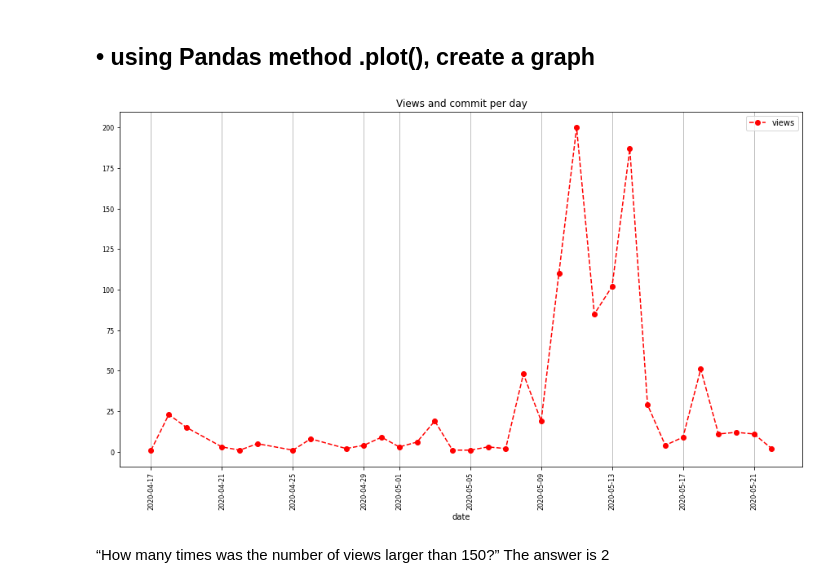
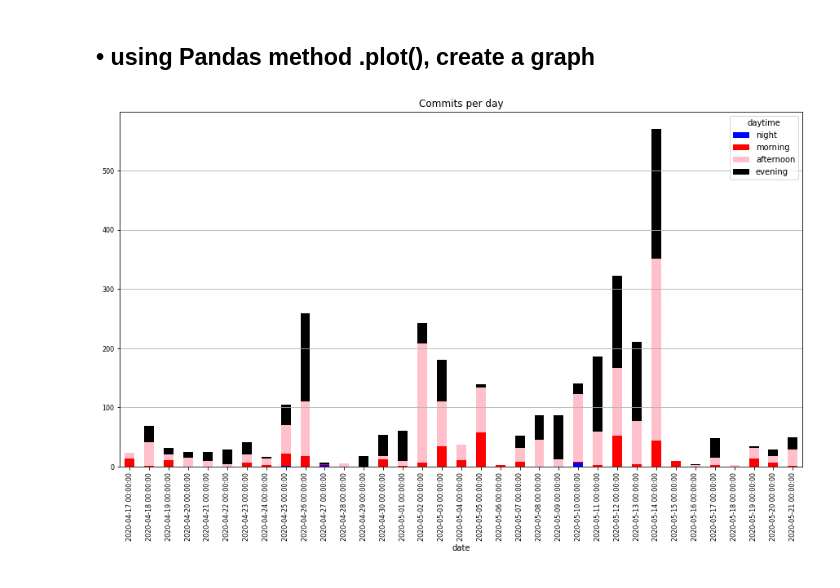
Before and after one commit to Arclight-V/Piscine-Python-for-Data-Science, a Jupyter notebook: day07/ex02/02_bar_chart.ipynb, the cells around one changed output. Cells and saved outputs as stored; diff of their text form; code cells hidden in the pictures.

```diff
--- a/day07/ex02/02_bar_chart.ipynb
+++ b/day07/ex02/02_bar_chart.ipynb
@@ -7,12 +7,11 @@ con = sqlite3.connect('../data/checking-logs.sqlite.sqlite copy')
 ## • run a query that gets the datetime from the pageviews table, selecting only the users and not the admins
 # %%
 query_datetime = """
-SELECT pageviews.uid as views, pageviews.datetime AS 'date'
-FROM pageviews
-WHERE pageviews.uid like 'user_%'
-
+SELECT checker.uid AS user, checker.timestamp AS 'datetime'
+FROM checker
+WHERE checker.uid LIKE 'user_%'
 """
 
-dataframe_views = pd.io.sql.read_sql(query_datetime, con, parse_dates=['date'])
+dataframe_views = pd.io.sql.read_sql(query_datetime, con, parse_dates=['datetime'])
 dataframe_views
 # %% [output]
@@ -56,0 +36,5 @@ group_views
+# %%
+dataframe_views['date'] = dataframe_views['datetime'].dt.floor('D')
+dataframe_views['time'] = pd.to_datetime(dataframe_views['datetime']).dt.hour
+dataframe_views['daytime'] = pd.cut(dataframe_views['time'], bins=[0, 4, 10, 17, 24], labels=['night', 'morning', 'afternoon', 'evening'])
+dataframe_views
@@ -56,0 +55,3 @@ group_views
+# %%
+group_daytime = dataframe_views.groupby('daytime').date.value_counts().unstack(0)
+group_daytime
@@ -57,20 +77,14 @@ group_views
 # %% [markdown]
 ## • using Pandas method .plot(), create a graph
 # %%
-plot_views_commits =group_views.plot(fontsize=8,
+plot_views_commits =group_daytime.plot.bar(fontsize=8,
            figsize=(15, 8),
-           title='Views and commit per day',
-           color=['r', 'c'],
-           style=['--','-.'],
-           grid=True,
-           rot=90)
+           title='Commits per day',
+           stacked=True,
+           color={"night" : "blue", "morning" : "red", "afternoon" : "pink", "evening" : "black"},
+           )
 plot_views_commits.grid(axis='y')
-plot_views_commits.get_lines()[0].set_marker('o')
-plot_views_commits.get_legend().get_lines()[0].set_marker('o')
 # %% [output]
-[figure, old version]
+[figure, new version]
 # %%
 con.close()
-# %% [markdown]
-“How many times was the number of views larger than 150?”
-The answer is 2
```
Also changed, not shown: parts of 6 cells of this notebook, 3 other files.
